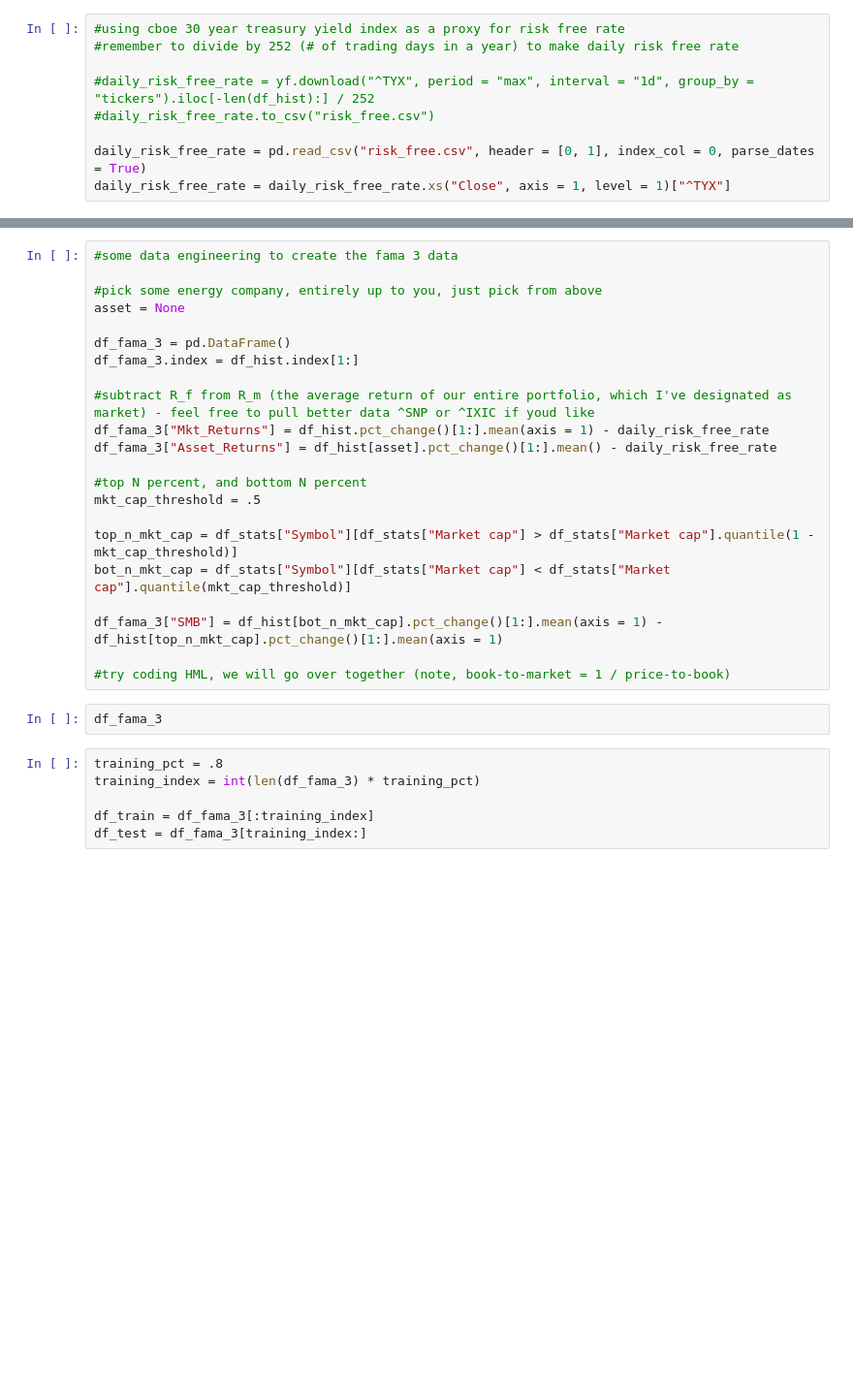
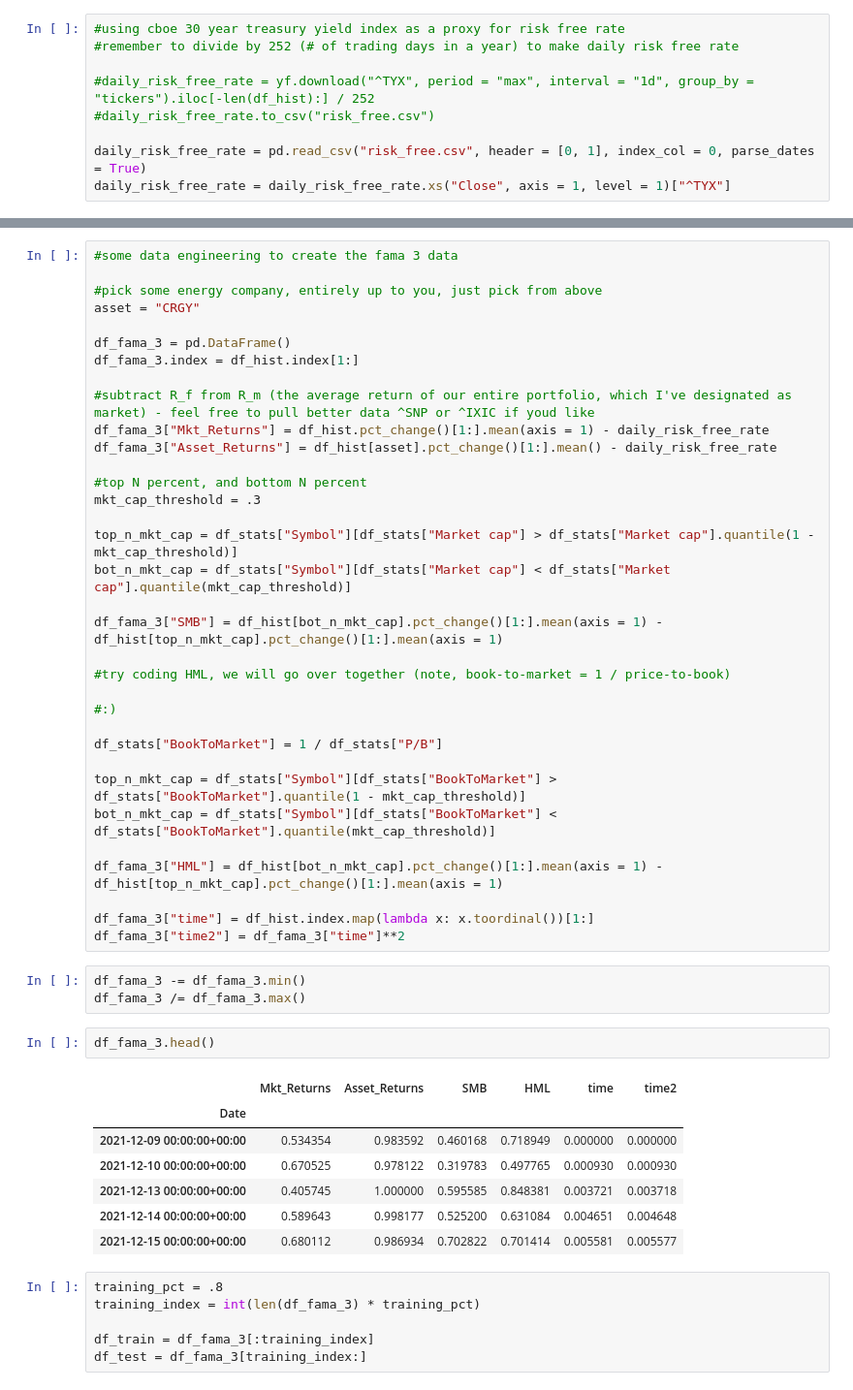
Before and after one commit to CANTSOAR/QFC-Public-Model, a Jupyter notebook: model.ipynb, the cells around one changed output, grey strips where cells are left out. Shown: that part at 97% size. Cells and saved outputs as stored; diff of their text form; blank space fills up the shorter version.

```diff
--- a/model.ipynb
+++ b/model.ipynb
@@ -43,7 +86,7 @@ df_hist.columns
 #some data engineering to create the fama 3 data
 
 #pick some energy company, entirely up to you, just pick from above
-asset = None
+asset = "CRGY"
 
 df_fama_3 = pd.DataFrame()
 df_fama_3.index = df_hist.index[1:]
@@ -53,7 +96,7 @@ df_fama_3["Mkt_Returns"] = df_hist.pct_change()[1:].mean(axis = 1) - daily_risk_
 df_fama_3["Asset_Returns"] = df_hist[asset].pct_change()[1:].mean() - daily_risk_free_rate
 
 #top N percent, and bottom N percent
-mkt_cap_threshold = .5
+mkt_cap_threshold = .3
 
 top_n_mkt_cap = df_stats["Symbol"][df_stats["Market cap"] > df_stats["Market cap"].quantile(1 - mkt_cap_threshold)]
 bot_n_mkt_cap = df_stats["Symbol"][df_stats["Market cap"] < df_stats["Market cap"].quantile(mkt_cap_threshold)]
@@ -61,8 +104,31 @@ bot_n_mkt_cap = df_stats["Symbol"][df_stats["Market cap"] < df_stats["Market cap
 df_fama_3["SMB"] = df_hist[bot_n_mkt_cap].pct_change()[1:].mean(axis = 1) - df_hist[top_n_mkt_cap].pct_change()[1:].mean(axis = 1)
 
 #try coding HML, we will go over together (note, book-to-market = 1 / price-to-book)
+
+#:)
+
+df_stats["BookToMarket"] = 1 / df_stats["P/B"]
+
+top_n_mkt_cap = df_stats["Symbol"][df_stats["BookToMarket"] > df_stats["BookToMarket"].quantile(1 - mkt_cap_threshold)]
+bot_n_mkt_cap = df_stats["Symbol"][df_stats["BookToMarket"] < df_stats["BookToMarket"].quantile(mkt_cap_threshold)]
+
+df_fama_3["HML"] = df_hist[bot_n_mkt_cap].pct_change()[1:].mean(axis = 1) - df_hist[top_n_mkt_cap].pct_change()[1:].mean(axis = 1)
+
+df_fama_3["time"] = df_hist.index.map(lambda x: x.toordinal())[1:]
+df_fama_3["time2"] = df_fama_3["time"]**2
+# %%
+df_fama_3 -= df_fama_3.min()
+df_fama_3 /= df_fama_3.max()
 # %%
-df_fama_3
+df_fama_3.head()
+# %% [output]
+|  | Mkt_Returns | Asset_Returns | SMB | HML | time | time2 |
+| Date |  |  |  |  |  |  |
+| 2021-12-09 00:00:00+00:00 | 0.534354 | 0.983592 | 0.460168 | 0.718949 | 0.000000 | 0.000000 |
+| 2021-12-10 00:00:00+00:00 | 0.670525 | 0.978122 | 0.319783 | 0.497765 | 0.000930 | 0.000930 |
+| 2021-12-13 00:00:00+00:00 | 0.405745 | 1.000000 | 0.595585 | 0.848381 | 0.003721 | 0.003718 |
+| 2021-12-14 00:00:00+00:00 | 0.589643 | 0.998177 | 0.525200 | 0.631084 | 0.004651 | 0.004648 |
+| 2021-12-15 00:00:00+00:00 | 0.680112 | 0.986934 | 0.702822 | 0.701414 | 0.005581 | 0.005577 |
 # %%
 training_pct = .8
 training_index = int(len(df_fama_3) * training_pct)
```
Also changed, not shown: parts of 7 cells of this notebook.
